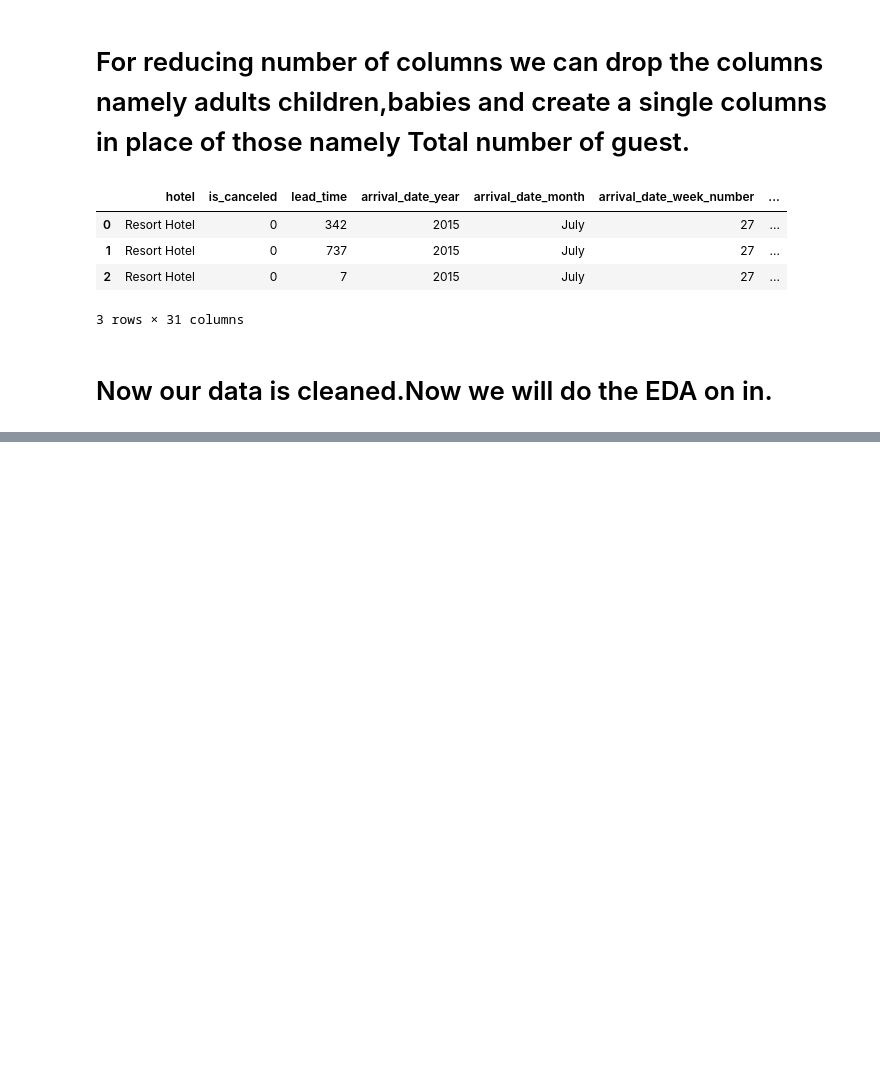
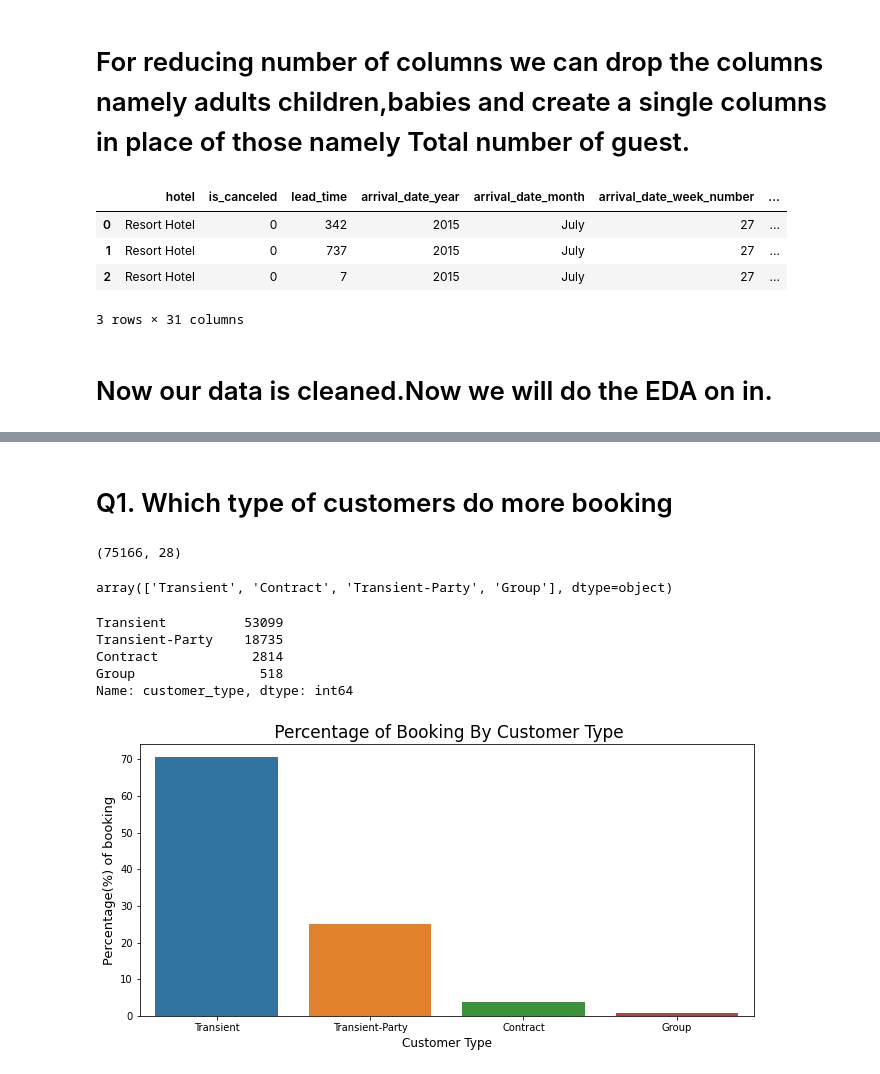
Before and after one commit to sachanneeraj/Hotels-Data-Analysis-EDA, a Jupyter notebook: Hotel_Booking_Analysis_Capstone_Project.ipynb, the cells around one changed output, grey strips where cells are left out. Drawn from its saved outputs; the diff is of its cells as text; code cells hidden in the pictures; blank space fills up the shorter version.

```diff
--- a/Hotel_Booking_Analysis_Capstone_Project.ipynb
+++ b/Hotel_Booking_Analysis_Capstone_Project.ipynb
@@ -255,0 +256,32 @@ memory usage: 26.4+ MB
+# %% [markdown]
+# Q1. Which type of customers do more booking
+# %%
+#lets copy our cleaned data into our new variable data
+data = Hotel_data.copy()
+# %%
+non_canceled = data[data['is_canceled']==0]
+non_canceled.shape
+# %% [output]
+(75166, 28)
+# %%
+non_canceled["customer_type"].unique()
+# %% [output]
+array(['Transient', 'Contract', 'Transient-Party', 'Group'], dtype=object)
+# %%
+customer_type = non_canceled['customer_type'].value_counts()
+customer_type
+# %% [output]
+Transient          53099
+Transient-Party    18735
+Contract            2814
+Group                518
+Name: customer_type, dtype: int64
+# %%
+plt.figure(figsize=(11,5))
+sns.barplot(x=customer_type.index,y =(customer_type.values*100)/non_canceled['customer_type'].count())
+plt.xlabel("Customer Type", fontsize = 12)
+plt.ylabel("Percentage(%) of booking", fontsize = 13)
+plt.title(" Percentage of Booking By Customer Type", fontsize = 17)
+plt.show()
+# %% [output]
+[figure, added]
```
Also changed, not shown: parts of 6 cells of this notebook.
